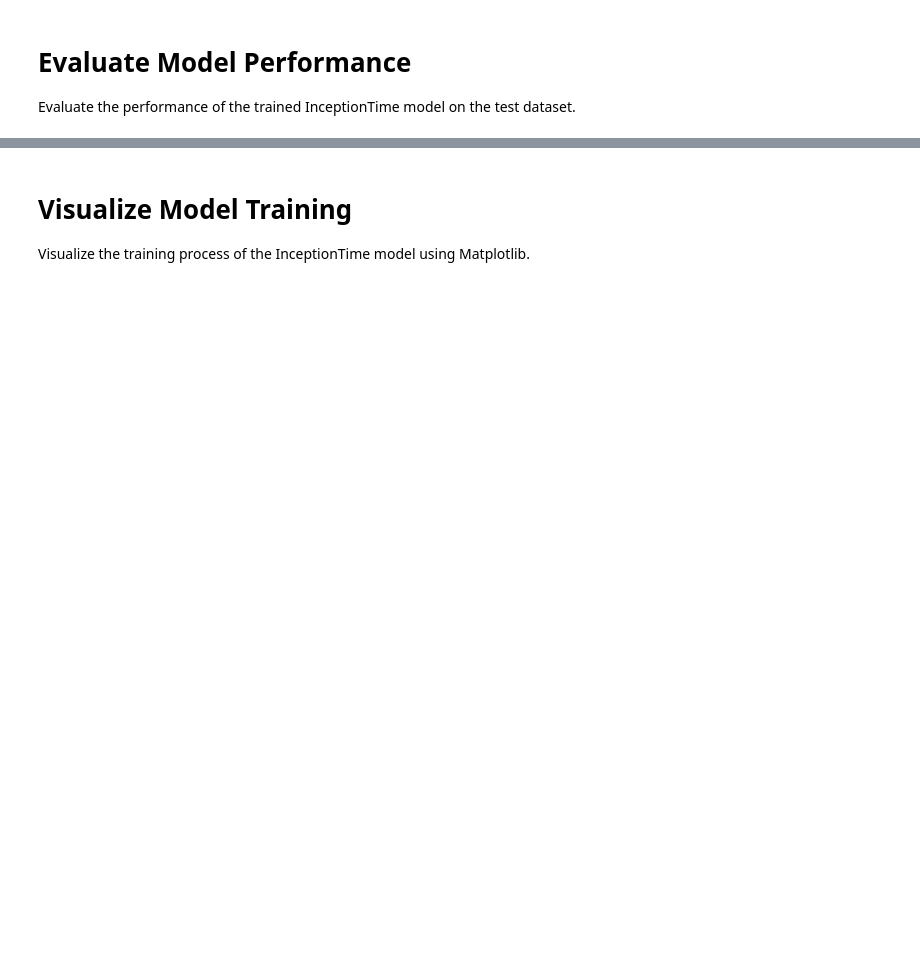
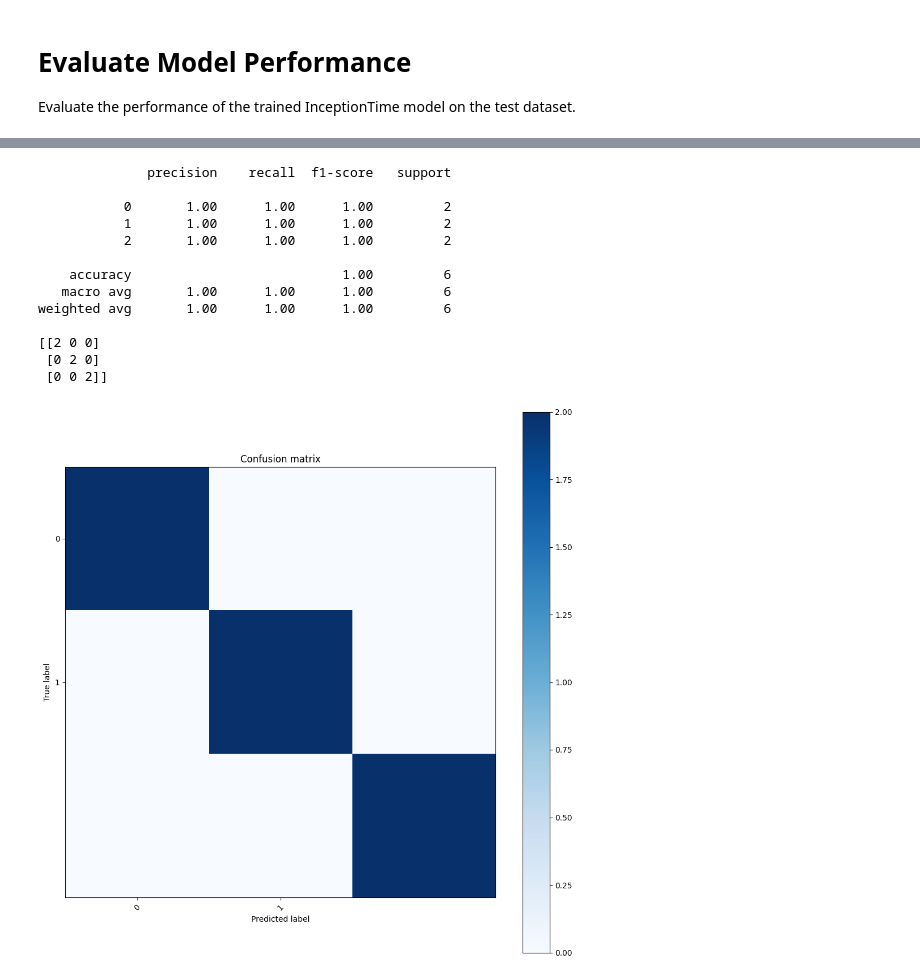
Before and after one commit to vrodriguezf/sertemp, a Jupyter notebook: nbs/classification/inception_time.ipynb, the cells around one changed output, grey strips where cells are left out. Drawn from its saved outputs; the diff is of its cells as text; code cells hidden in the pictures; blank space fills up the shorter version.

Commit message:
Finished inceptiontime nb

```diff
--- a/nbs/classification/inception_time.ipynb
+++ b/nbs/classification/inception_time.ipynb
@@ -110,10 +110,10 @@ class InceptionTime(nn.Module):
             # Residuals after block 3 nd block 6
             x = inception_block(x)
             if (i == 2):
-                x += self.act(self.bn(self.residual_conv(res)))
+                x = x + self.act(self.bn(self.residual_conv(res)))
                 res = x
             if (i == 5):
-                x += self.act(self.bn(res))
+                x = x + self.act(self.bn(res))
 
         x = self.global_avg_pool(x)
         x = x.view(x.size(0), -1)
@@ -321,43 +268,40 @@ Evaluate the performance of the trained InceptionTime model on the test dataset.
 # %%
 # Evaluate Model Performance
 from sklearn.metrics import classification_report, confusion_matrix
 
-# Assuming we have a separate test loader
-# test_loader = DataLoader(test_dataset, batch_size=batch_size, shuffle=False)
-
-model.eval()  # Set the model to evaluation mode
-y_true = []
-y_pred = []
-
-with torch.no_grad():  # Do not calculate gradients to speed up computation
-    for inputs, labels in test_loader:
-        inputs = inputs.to(device)
-        labels = labels.to(device)
-
-        outputs = model(inputs)
-        _, preds = torch.max(outputs, 1)
-
-        y_true.extend(labels.cpu().numpy())
-        y_pred.extend(preds.cpu().numpy())
+y_pred, y_true = learn.get_preds()
+y_pred = np.argmax(y_pred, axis=1)
 
 # Print the classification report
 print(classification_report(y_true, y_pred))
 
 # Print the confusion matrix
 print(confusion_matrix(y_true, y_pred))
 
 # Plot the confusion matrix
 plt.figure(figsize=(10, 10))
 plt.imshow(confusion_matrix(y_true, y_pred), interpolation='nearest', cmap=plt.cm.Blues)
 plt.title('Confusion matrix')
 plt.colorbar()
 tick_marks = np.arange(num_classes)
 plt.xticks(tick_marks, range(num_classes), rotation=45)
 plt.yticks(tick_marks, range(num_classes))
 plt.tight_layout()
 plt.ylabel('True label')
 plt.xlabel('Predicted label')
 plt.show()
+# %% [output]
+              precision    recall  f1-score   support
+
+           0       1.00      1.00      1.00         2
+           1       1.00      1.00      1.00         2
+           2       1.00      1.00      1.00         2
+
+    accuracy                           1.00         6
+   macro avg       1.00      1.00      1.00         6
+weighted avg       1.00      1.00      1.00         6
+
+[[2 0 0]
+ [0 2 0]
+ [0 0 2]]
+[figure, added]
-# %% [markdown]
-# Visualize Model Training
-Visualize the training process of the InceptionTime model using Matplotlib.
```
Also changed, not shown: parts of 9 cells of this notebook, 1 other file.
